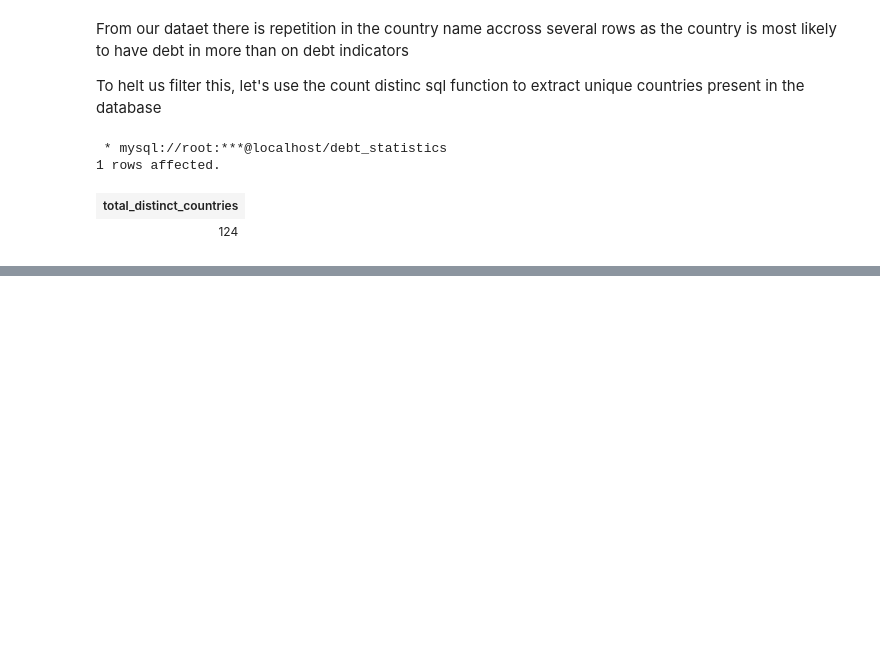
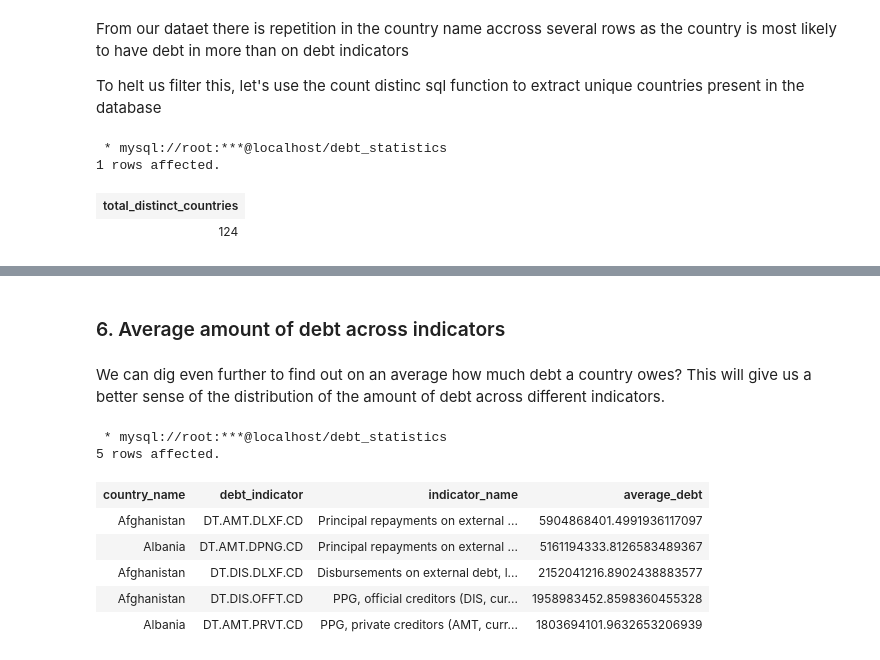
Before and after one commit to AlphonseBrandon/AB, a Jupyter notebook: _notebooks/2022_05_20_international_debt_analysis.ipynb, the cells around one changed output, grey strips where cells are left out. Cells and saved outputs as stored; diff of their text form; code cells hidden in the pictures; blank space fills up the shorter version.

```diff
--- a/_notebooks/2022_05_20_international_debt_analysis.ipynb
+++ b/_notebooks/2022_05_20_international_debt_analysis.ipynb
@@ -81,0 +147,25 @@ FROM international_debt
+# %% [markdown]
+### 6. Average amount of debt across indicators
+# %% [markdown]
+We can dig even further to find out on an average how much debt a country owes? This will give us a better sense of the distribution of the amount of debt across different indicators.
+# %%
+%%sql
+SELECT
+    country_name,
+    indicator_code AS debt_indicator,
+    indicator_name,
+    AVG(debt) AS average_debt
+
+FROM international_debt
+GROUP BY debt_indicator, indicator_name
+ORDER BY average_debt DESC
+LIMIT 5;
+# %% [output]
+ * mysql://root:***@localhost/debt_statistics
+5 rows affected.
+| country_name | debt_indicator | indicator_name | average_debt |
+| Afghanistan | DT.AMT.DLXF.CD | Principal repayments on external ... | 5904868401.4991936117097 |
+| Albania | DT.AMT.DPNG.CD | Principal repayments on external ... | 5161194333.8126583489367 |
+| Afghanistan | DT.DIS.DLXF.CD | Disbursements on external debt, l... | 2152041216.8902438883577 |
+| Afghanistan | DT.DIS.OFFT.CD | PPG, official creditors (DIS, cur... | 1958983452.8598360455328 |
+| Albania | DT.AMT.PRVT.CD | PPG, private creditors (AMT, curr... | 1803694101.9632653206939 |
```
Also changed, not shown: parts of 19 cells of this notebook.
